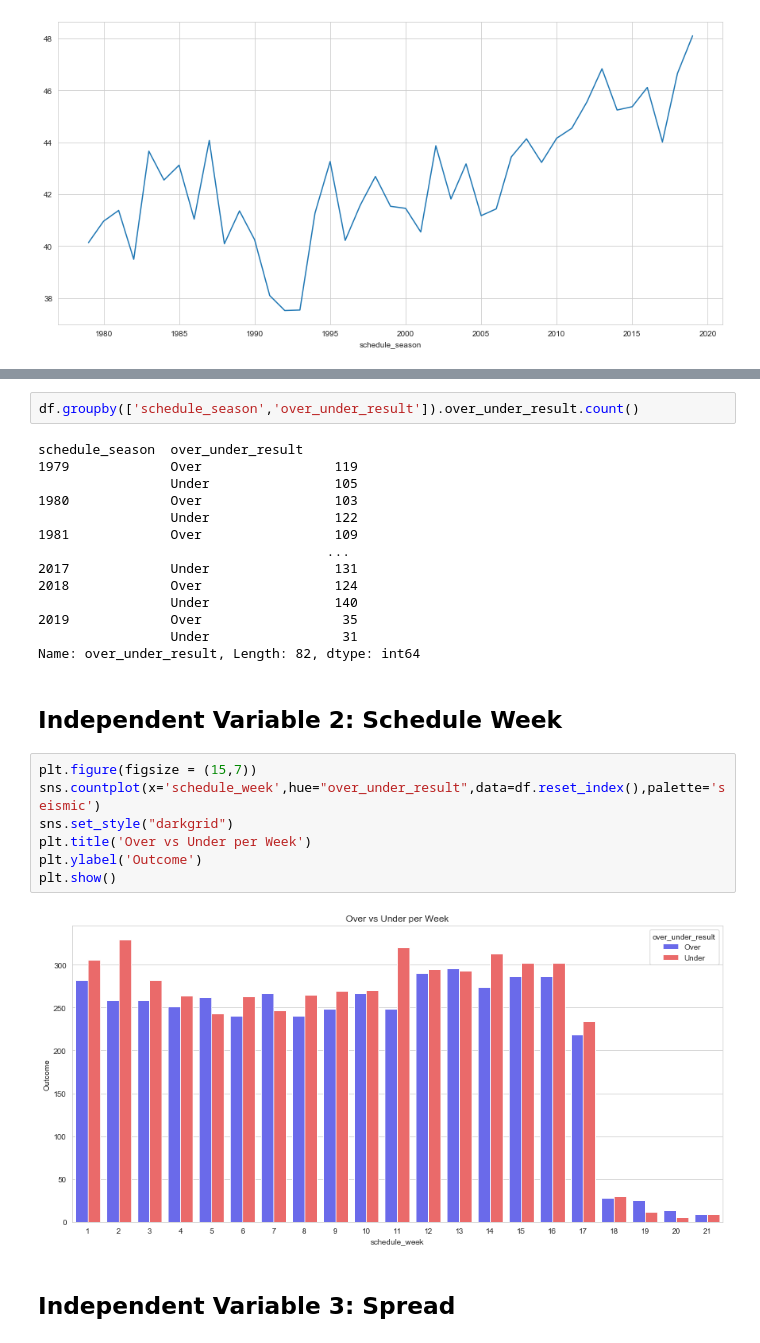
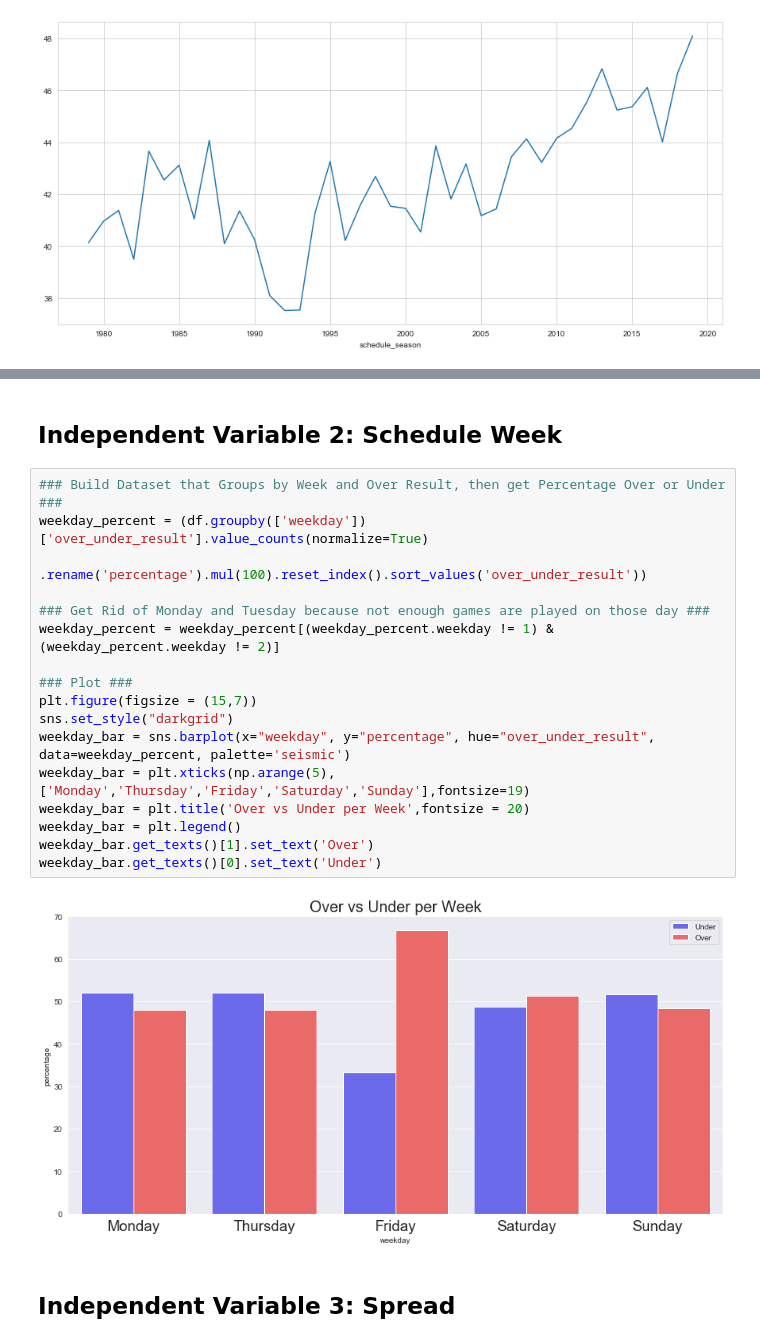
Before and after one commit to azieky/over_under_predictor, a Jupyter notebook: EDA_Notebook.ipynb, the cells around one changed output, grey strips where cells are left out. Saved outputs shown, nothing was run; the diff lists cells and outputs as text.

```diff
--- a/EDA_Notebook.ipynb
+++ b/EDA_Notebook.ipynb
@@ -87,29 +69,23 @@ Percent Over Outcomes
-# %%
-df.groupby(['schedule_season','over_under_result']).over_under_result.count()
-# %% [output]
-schedule_season  over_under_result
-1979             Over                 119
-                 Under                105
-1980             Over                 103
-                 Under                122
-1981             Over                 109
-                                     ...
-2017             Under                131
-2018             Over                 124
-                 Under                140
-2019             Over                  35
-                 Under                 31
-Name: over_under_result, Length: 82, dtype: int64
 # %% [markdown]
 ## Independent Variable 2: Schedule Week
-# %%
-plt.figure(figsize = (15,7))
-sns.countplot(x='schedule_week',hue="over_under_result",data=df.reset_index(),palette='seismic')
-sns.set_style("darkgrid")
-plt.title('Over vs Under per Week')
-plt.ylabel('Outcome')
-plt.show()
-# %% [output]
-[figure, removed]
+# %%
+### Build Dataset that Groups by Week and Over Result, then get Percentage Over or Under ###
+weekday_percent = (df.groupby(['weekday'])['over_under_result'].value_counts(normalize=True)
+                     .rename('percentage').mul(100).reset_index().sort_values('over_under_result'))
+
+### Get Rid of Monday and Tuesday because not enough games are played on those day ###
+weekday_percent = weekday_percent[(weekday_percent.weekday != 1) & (weekday_percent.weekday != 2)]
+
+### Plot ###
+plt.figure(figsize = (15,7))
+sns.set_style("darkgrid")
+weekday_bar = sns.barplot(x="weekday", y="percentage", hue="over_under_result", data=weekday_percent, palette='seismic')
+weekday_bar = plt.xticks(np.arange(5), ['Monday','Thursday','Friday','Saturday','Sunday'],fontsize=19)
+weekday_bar = plt.title('Over vs Under per Week',fontsize = 20)
+weekday_bar = plt.legend()
+weekday_bar.get_texts()[1].set_text('Over')
+weekday_bar.get_texts()[0].set_text('Under')
+# %% [output]
+[figure, added]
 # %% [markdown]
 ## Independent Variable 3: Spread
```
Also changed, not shown: parts of 11 cells of this notebook, 6 other files.
